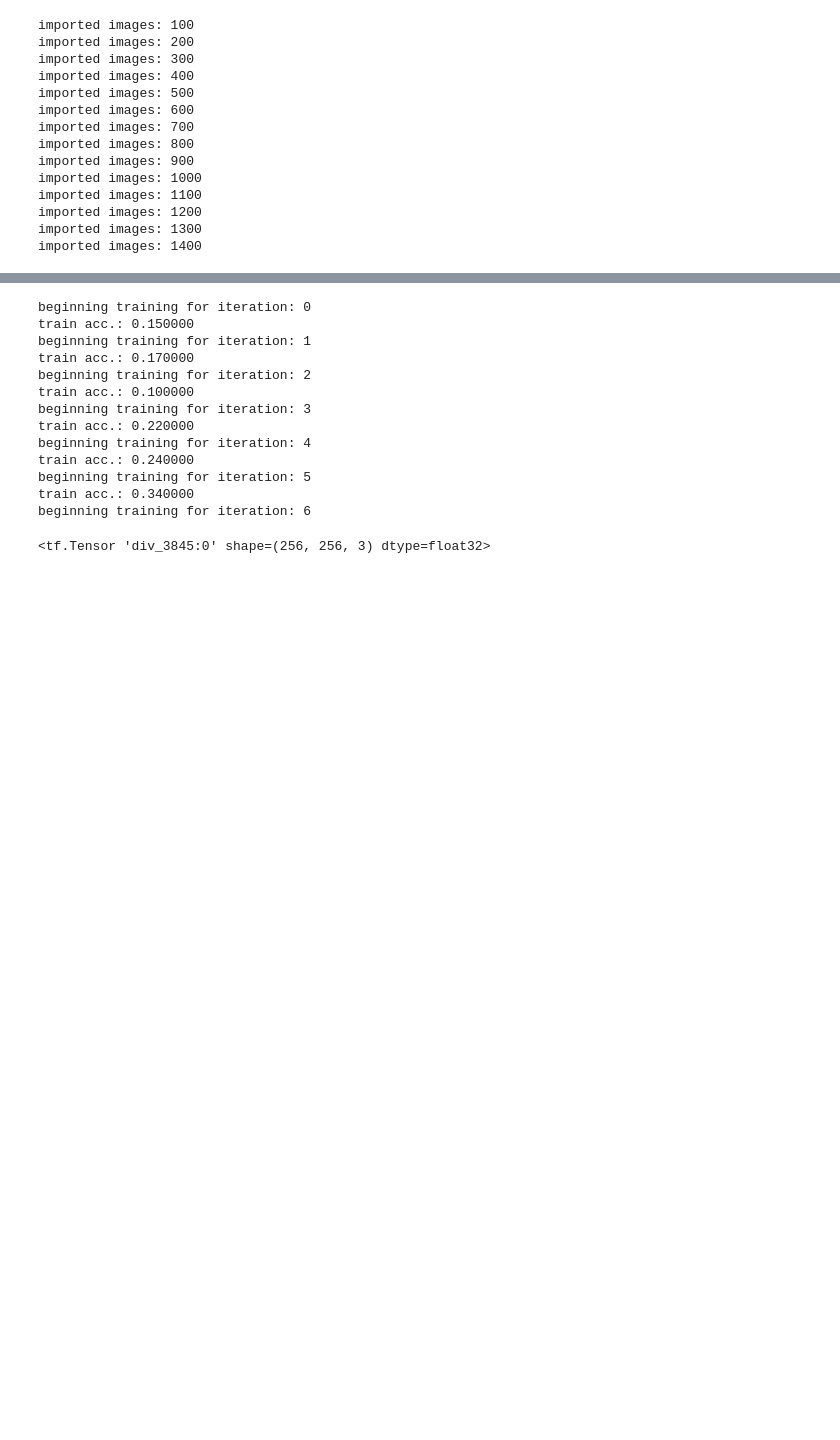
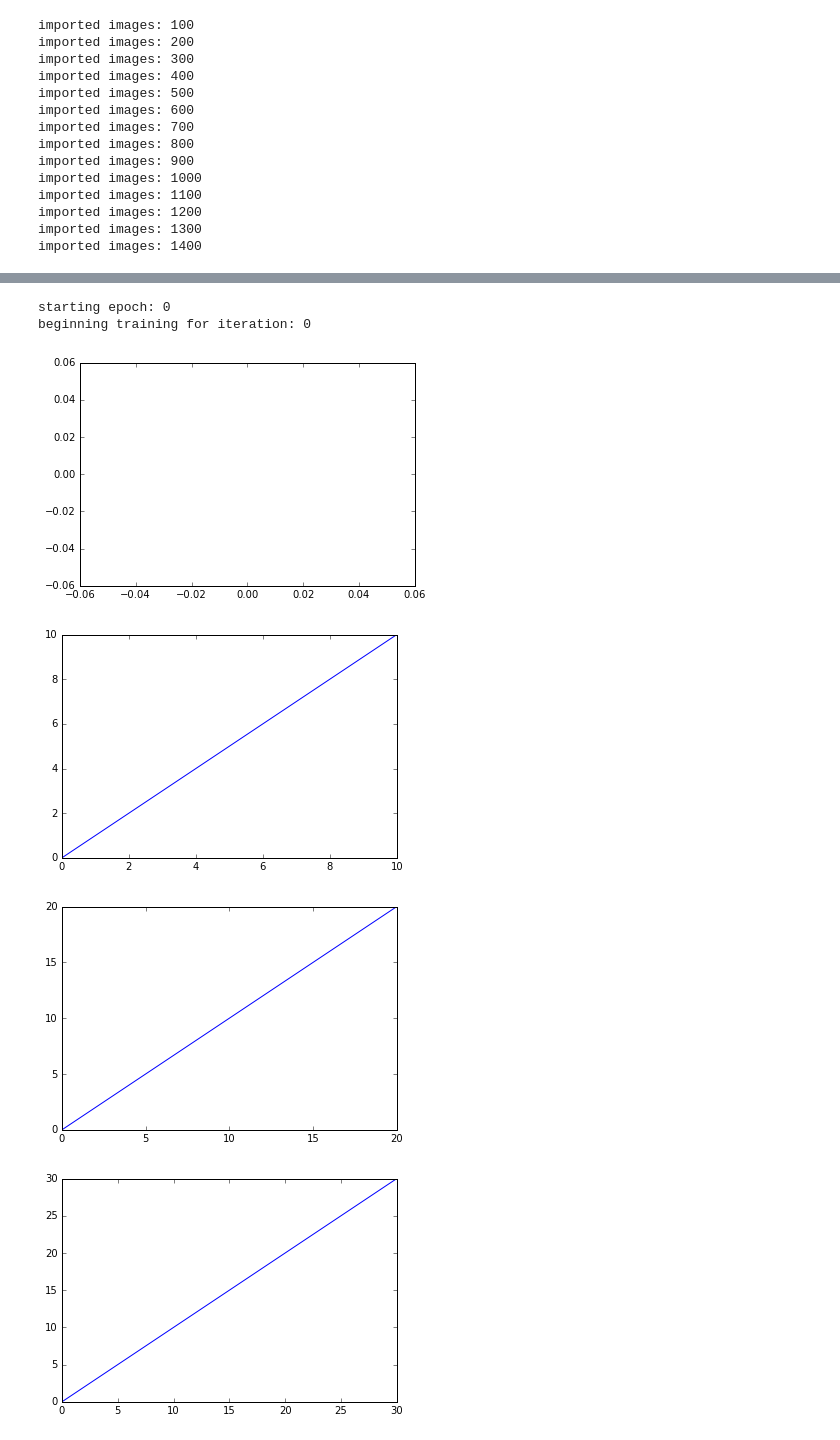
Before and after one commit to ml4046/painting_auth, a Jupyter notebook: rijks_resnet.ipynb, the cells around one changed output, grey strips where cells are left out. Cells and saved outputs as stored; diff of their text form; code cells hidden in the pictures; blank space fills up the shorter version.

Commit message:
updated train/val epochs

```diff
--- a/rijks_resnet.ipynb
+++ b/rijks_resnet.ipynb
@@ -88,38 +98,53 @@ array([[0., 0., 1., 0., 0.]], dtype=float32)
 # %%
 train_acc = []
-BATCH_SIZE = 100
+val_acc = []
 #training
-count = 0
-for offset in range(0, len(y_train), BATCH_SIZE):
-    print 'beginning training for iteration: %d' % count
-    batch_X = X_train[offset: offset + BATCH_SIZE]
-    batch_y = y_train[offset: offset + BATCH_SIZE]
+for ep in range(epochs):
+    count = 0
+    print 'starting epoch: %d' % ep
+    X_train, y_train = shuffle(X_train, y_train)
+    #train, val split
 
-    model.train(batch_X, batch_y)
-    y_hat = model.predict(batch_X)
+    X_t, X_val, y_t, y_val = train_test_split(X_train, y_train, stratify=y_train, test_size=0.2)
+    for offset in range(0, len(y_train), BATCH_SIZE):
+        print 'beginning training for iteration: %d' % count
+        batch_X = X_t[offset: offset + BATCH_SIZE]
+        batch_y = y_t[offset: offset + BATCH_SIZE]
+
+        model.train(batch_X, batch_y)
+        count += 1
+    train_p = model.predict(X_t)
+    val_p = model.predict(X_val)
+
     #retrieving labels
-    y_hat_labels = np.argmax(y_hat)
-    y_labels = np.argmax(batch_y, 1)
+    train_p_labels = np.argmax(train_p)
+    val_p_labels = np.argmax(val_p)
+    labels = np.argmax(batch_y, 1)
 
-    acc = np.mean((y_labels-y_hat_labels)==0)
-    print 'train acc.: %f' % acc
-    train_acc.append(acc)
-    count += 1
+    t_acc = np.mean((labels-train_p_labels)==0)
+    v_acc = np.mean((labels-val_p_labels)==0)
+    print 'train acc.: %f' % t_acc
+    print 'validation acc.: %f' % v_cc
+    train_acc.append(t_acc)
+    val_acc.append(v_acc)
+    _ = range(len(t_acc))
+    plt.plot(_, t_acc, 'b')
+    plt.plot(_, v_acc, 'g')
+    plt.show()
 # %% [output]
+starting epoch: 0
 beginning training for iteration: 0
-train acc.: 0.150000
-beginning training for iteration: 1
-train acc.: 0.170000
-beginning training for iteration: 2
-train acc.: 0.100000
-beginning training for iteration: 3
-train acc.: 0.220000
-beginning training for iteration: 4
-train acc.: 0.240000
-beginning training for iteration: 5
-train acc.: 0.340000
-beginning training for iteration: 6
-# %%
-X_train[0]
-# %% [output]
-<tf.Tensor 'div_3845:0' shape=(256, 256, 3) dtype=float32>
+# %%
+import matplotlib.pyplot as plt
+test = []
+f = plt.figure()
+for i in range(100):
+    test.append(i)
+    if i % 10 == 0:
+        plt.plot(test)
+        plt.show()
+# %% [output]
+[figure, added]
+[figure, added]
+[figure, added]
+[figure, added]
```
Also changed, not shown: parts of 5 cells of this notebook.
